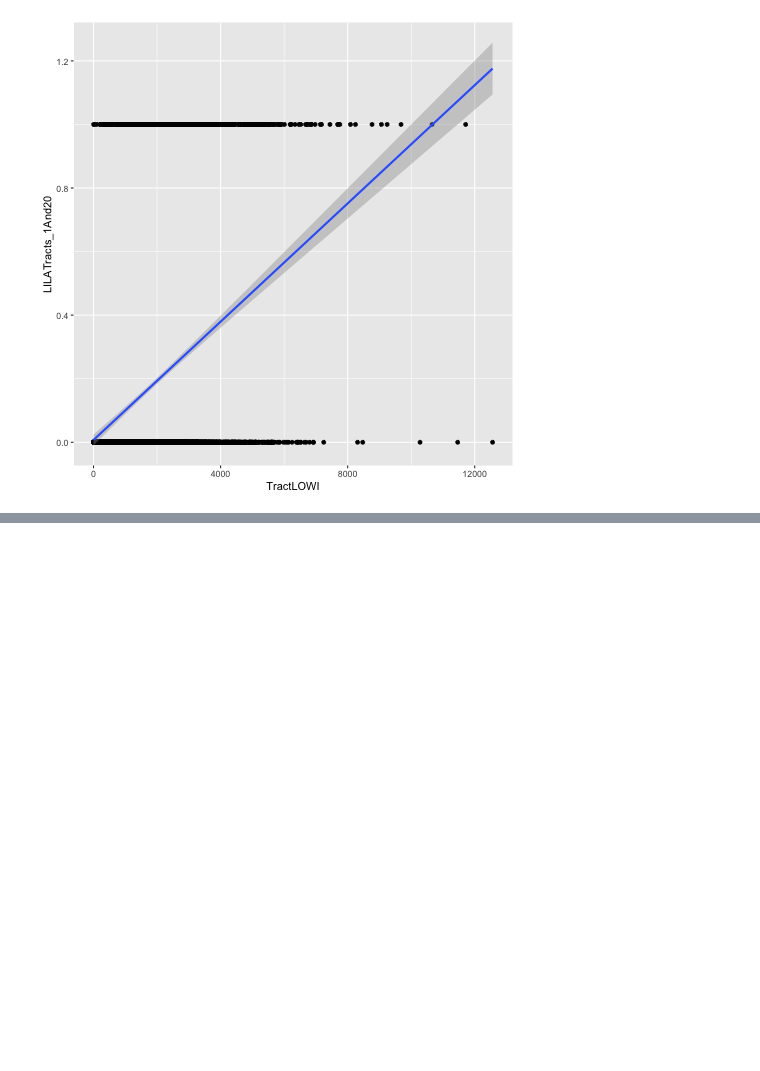
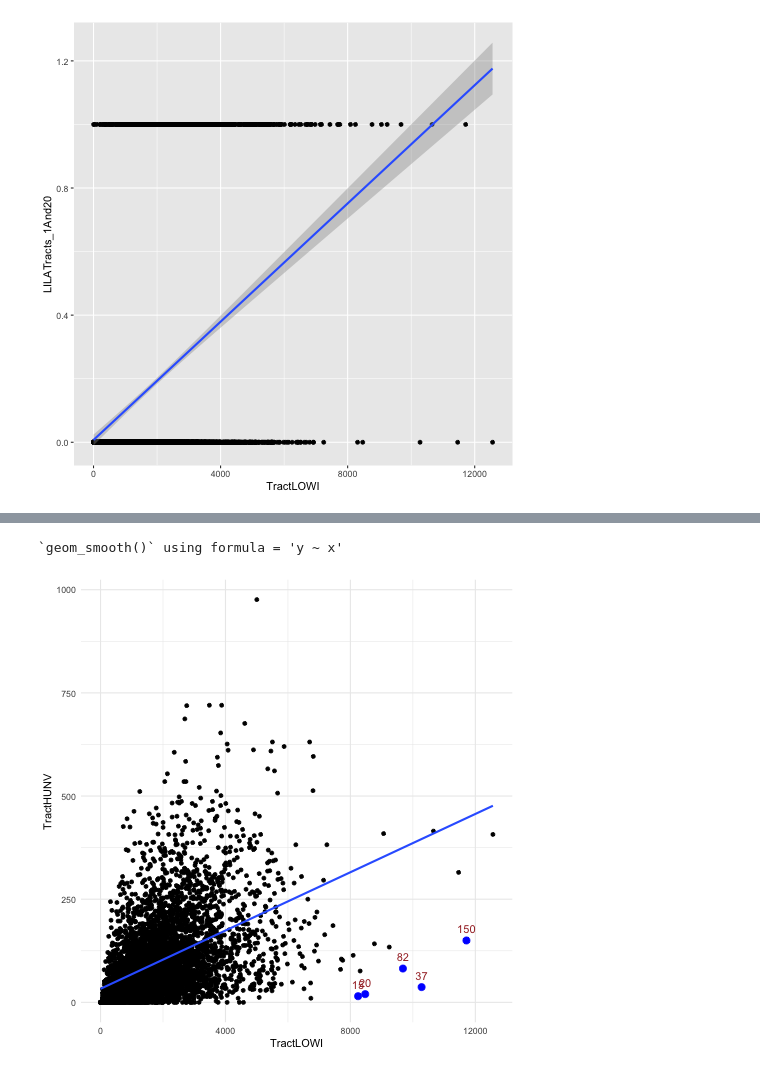
Before and after one commit to jcw2245/Statistical-Exploratory-Analysis-Memo, a Jupyter notebook: Memo Work.ipynb, the cells around one changed output, grey strips where cells are left out. Saved outputs shown, nothing was run; the diff lists cells and outputs as text; code cells hidden in the pictures; blank space fills up the shorter version.

```diff
--- a/Memo Work.ipynb
+++ b/Memo Work.ipynb
@@ -655,0 +676,23 @@ ggplot(df) +
+# %%
+%%R
+model <- lm(TractHUNV ~ TractLOWI, data = df)
+
+df$residuals <- residuals(model)
+
+library(dplyr)
+# Filter for largest *negative* residuals — farthest below the line
+outliers <- df %>%
+  filter(residuals < 0) %>%
+  arrange(residuals) %>%  # ascending = most negative on top
+  slice_head(n = 5)       # take the bottom 5 points
+
+# Plot
+ggplot(df, aes(x = TractLOWI, y = TractHUNV)) +
+  geom_point() +
+  geom_smooth(method = 'lm', se = FALSE) +
+  geom_point(data = outliers, aes(x = TractLOWI, y = TractHUNV), color = "blue", size = 3) +
+  geom_text(data = outliers, aes(label = round(TractHUNV, 1)), vjust = -1, color = "brown") +
+  theme_minimal()
+# %% [output]
+`geom_smooth()` using formula = 'y ~ x'
+[figure, added]
```
Also changed, not shown: parts of 2 cells of this notebook.
